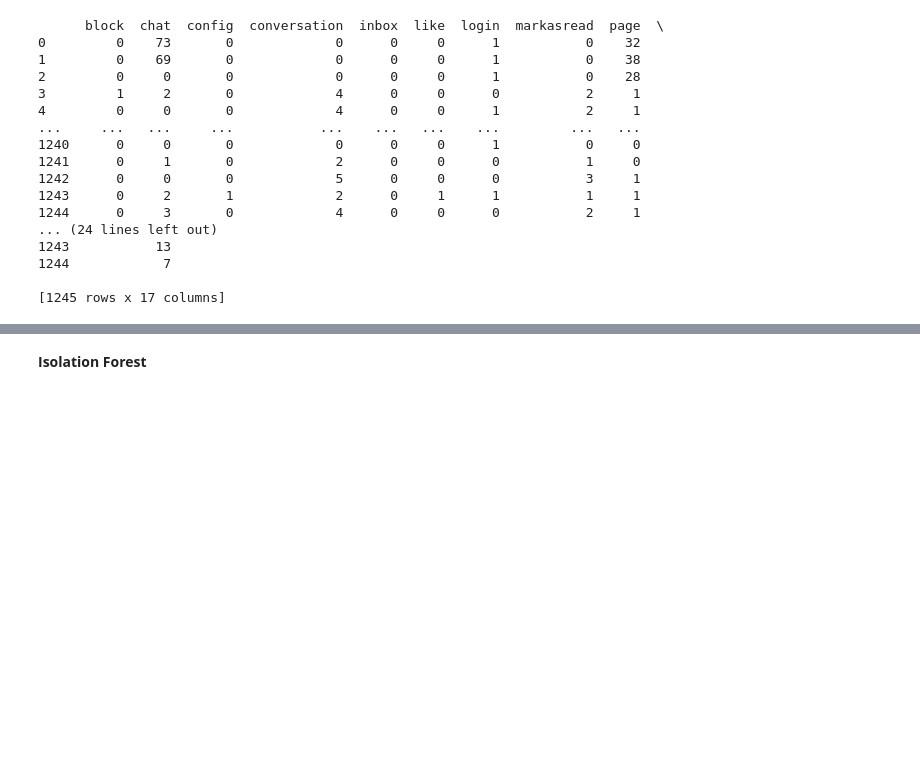
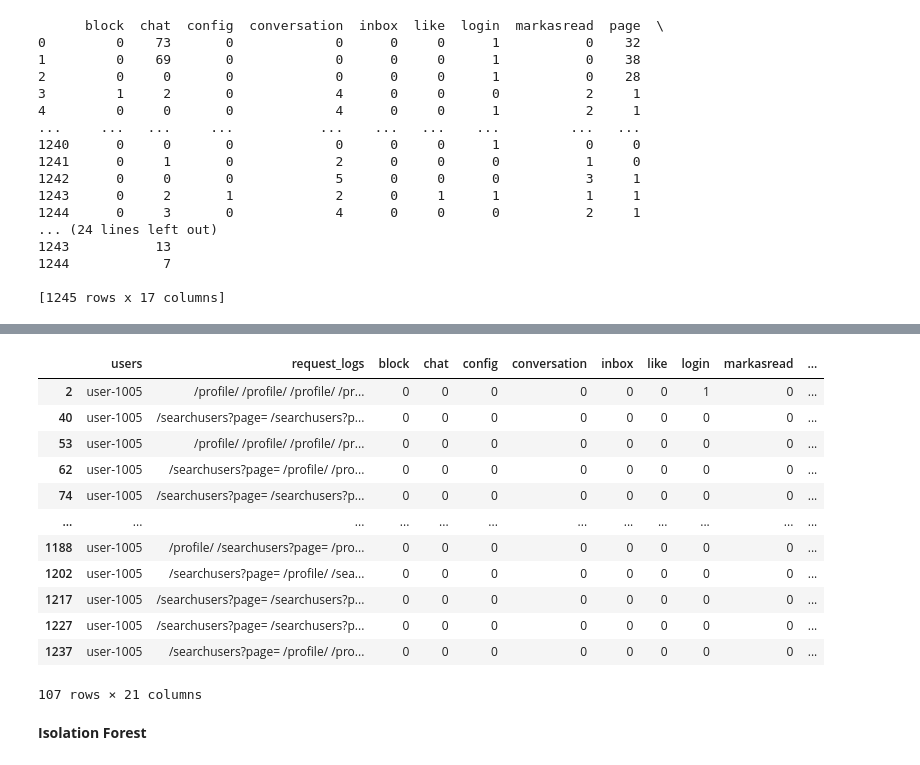
Before and after one commit to Request-analysis-ML/request-analyzer-model, a Jupyter notebook: main.ipynb, the cells around one changed output, grey strips where cells are left out. Drawn from its saved outputs; the diff is of its cells as text; code cells hidden in the pictures; blank space fills up the shorter version.

```diff
--- a/main.ipynb
+++ b/main.ipynb
@@ -160,3 +160,19 @@ joined_df
+# %%
+joined_df.loc[joined_df['users'] == ' user-1005']
+# %% [output]
+|  | users | request_logs | block | chat | config | conversation | inbox | like | login | markasread | ... |
+| 2 | user-1005 | /profile/ /profile/ /profile/ /pr... | 0 | 0 | 0 | 0 | 0 | 0 | 1 | 0 | ... |
+| 40 | user-1005 | /searchusers?page= /searchusers?p... | 0 | 0 | 0 | 0 | 0 | 0 | 0 | 0 | ... |
+| 53 | user-1005 | /profile/ /profile/ /profile/ /pr... | 0 | 0 | 0 | 0 | 0 | 0 | 0 | 0 | ... |
+| 62 | user-1005 | /searchusers?page= /profile/ /pro... | 0 | 0 | 0 | 0 | 0 | 0 | 0 | 0 | ... |
+| 74 | user-1005 | /searchusers?page= /searchusers?p... | 0 | 0 | 0 | 0 | 0 | 0 | 0 | 0 | ... |
+| ... | ... | ... | ... | ... | ... | ... | ... | ... | ... | ... | ... |
+| 1188 | user-1005 | /profile/ /searchusers?page= /pro... | 0 | 0 | 0 | 0 | 0 | 0 | 0 | 0 | ... |
+| 1202 | user-1005 | /searchusers?page= /profile/ /sea... | 0 | 0 | 0 | 0 | 0 | 0 | 0 | 0 | ... |
+| 1217 | user-1005 | /searchusers?page= /searchusers?p... | 0 | 0 | 0 | 0 | 0 | 0 | 0 | 0 | ... |
+| 1227 | user-1005 | /searchusers?page= /searchusers?p... | 0 | 0 | 0 | 0 | 0 | 0 | 0 | 0 | ... |
+| 1237 | user-1005 | /searchusers?page= /profile/ /pro... | 0 | 0 | 0 | 0 | 0 | 0 | 0 | 0 | ... |
+107 rows × 21 columns
 # %% [markdown]
 **Isolation Forest**
 # %%
```
Also changed, not shown: parts of 4 cells of this notebook.
